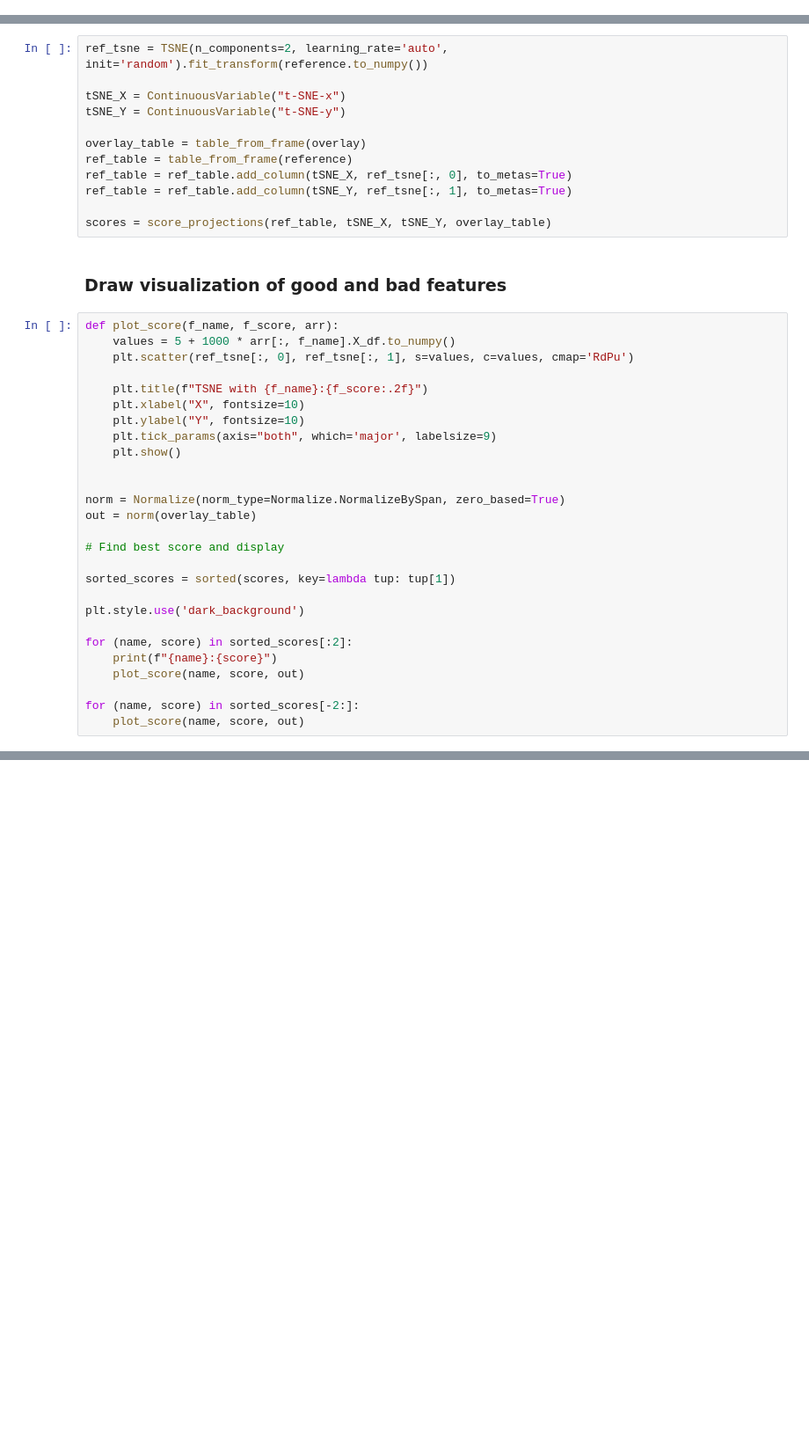
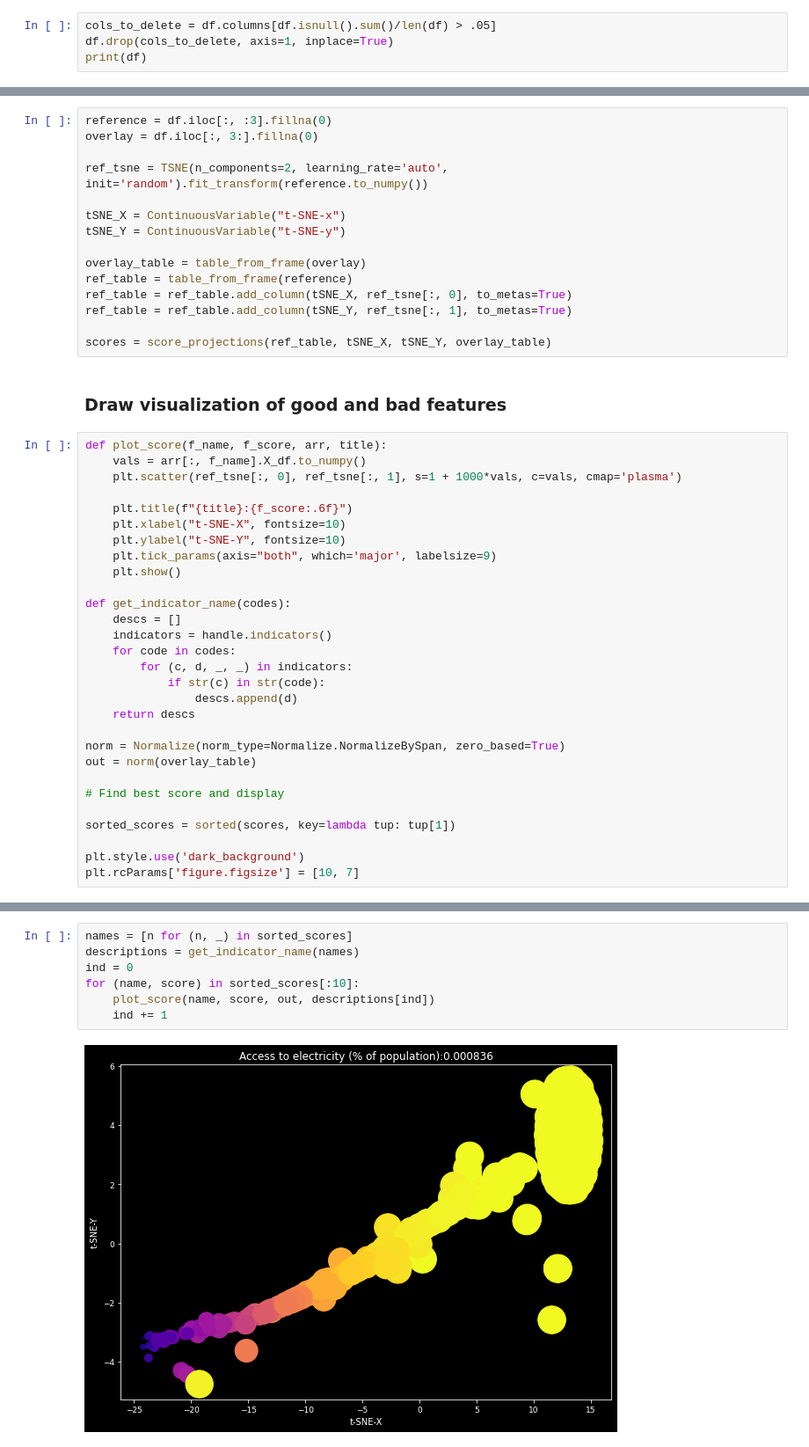
Before and after one commit to biolab/orange3-world-happiness, a Jupyter notebook: demo.ipynb, the cells around one changed output, grey strips where cells are left out. Shown at 88% size. Cells and saved outputs as stored; diff of their text form; blank space fills up the shorter version.

```diff
--- a/demo.ipynb
+++ b/demo.ipynb
@@ -23,2 +22,6 @@ overlay = df.iloc[:, 3:]
 # %% [markdown]
 ### Split data to reference and overlay and perform t-SNE and scoring
+# %%
+cols_to_delete = df.columns[df.isnull().sum()/len(df) > .05]
+df.drop(cols_to_delete, axis=1, inplace=True)
+print(df)
@@ -25,4 +46,7 @@ overlay = df.iloc[:, 3:]
 # %%
+reference = df.iloc[:, :3].fillna(0)
+overlay = df.iloc[:, 3:].fillna(0)
+
 ref_tsne = TSNE(n_components=2, learning_rate='auto', init='random').fit_transform(reference.to_numpy())
 
 tSNE_X = ContinuousVariable("t-SNE-x")
@@ -37,16 +61,24 @@ scores = score_projections(ref_table, tSNE_X, tSNE_Y, overlay_table)
 # %% [markdown]
 ### Draw visualization of good and bad features
 # %%
-def plot_score(f_name, f_score, arr):
-    values = 5 + 1000 * arr[:, f_name].X_df.to_numpy()
-    plt.scatter(ref_tsne[:, 0], ref_tsne[:, 1], s=values, c=values, cmap='RdPu')
+def plot_score(f_name, f_score, arr, title):
+    vals = arr[:, f_name].X_df.to_numpy()
+    plt.scatter(ref_tsne[:, 0], ref_tsne[:, 1], s=1 + 1000*vals, c=vals, cmap='plasma')
 
-    plt.title(f"TSNE with {f_name}:{f_score:.2f}")
-    plt.xlabel("X", fontsize=10)
-    plt.ylabel("Y", fontsize=10)
+    plt.title(f"{title}:{f_score:.6f}")
+    plt.xlabel("t-SNE-X", fontsize=10)
+    plt.ylabel("t-SNE-Y", fontsize=10)
     plt.tick_params(axis="both", which='major', labelsize=9)
     plt.show()
 
+def get_indicator_name(codes):
+    descs = []
+    indicators = handle.indicators()
+    for code in codes:
+        for (c, d, _, _) in indicators:
+            if str(c) in str(code):
+                descs.append(d)
+    return descs
 
 norm = Normalize(norm_type=Normalize.NormalizeBySpan, zero_based=True)
 out = norm(overlay_table)
@@ -56,10 +88,4 @@ out = norm(overlay_table)
 sorted_scores = sorted(scores, key=lambda tup: tup[1])
 
 plt.style.use('dark_background')
-
-for (name, score) in sorted_scores[:2]:
-    print(f"{name}:{score}")
-    plot_score(name, score, out)
-
-for (name, score) in sorted_scores[-2:]:
-    plot_score(name, score, out)
+plt.rcParams['figure.figsize'] = [10, 7]
@@ -72,0 +94,9 @@ for (name, score) in sorted_scores[-2:]:
+# %%
+names = [n for (n, _) in sorted_scores]
+descriptions = get_indicator_name(names)
+ind = 0
+for (name, score) in sorted_scores[:10]:
+    plot_score(name, score, out, descriptions[ind])
+    ind += 1
+# %% [output]
+[figure, added]
```
Also changed, not shown: parts of 7 cells of this notebook, 1 other file.
